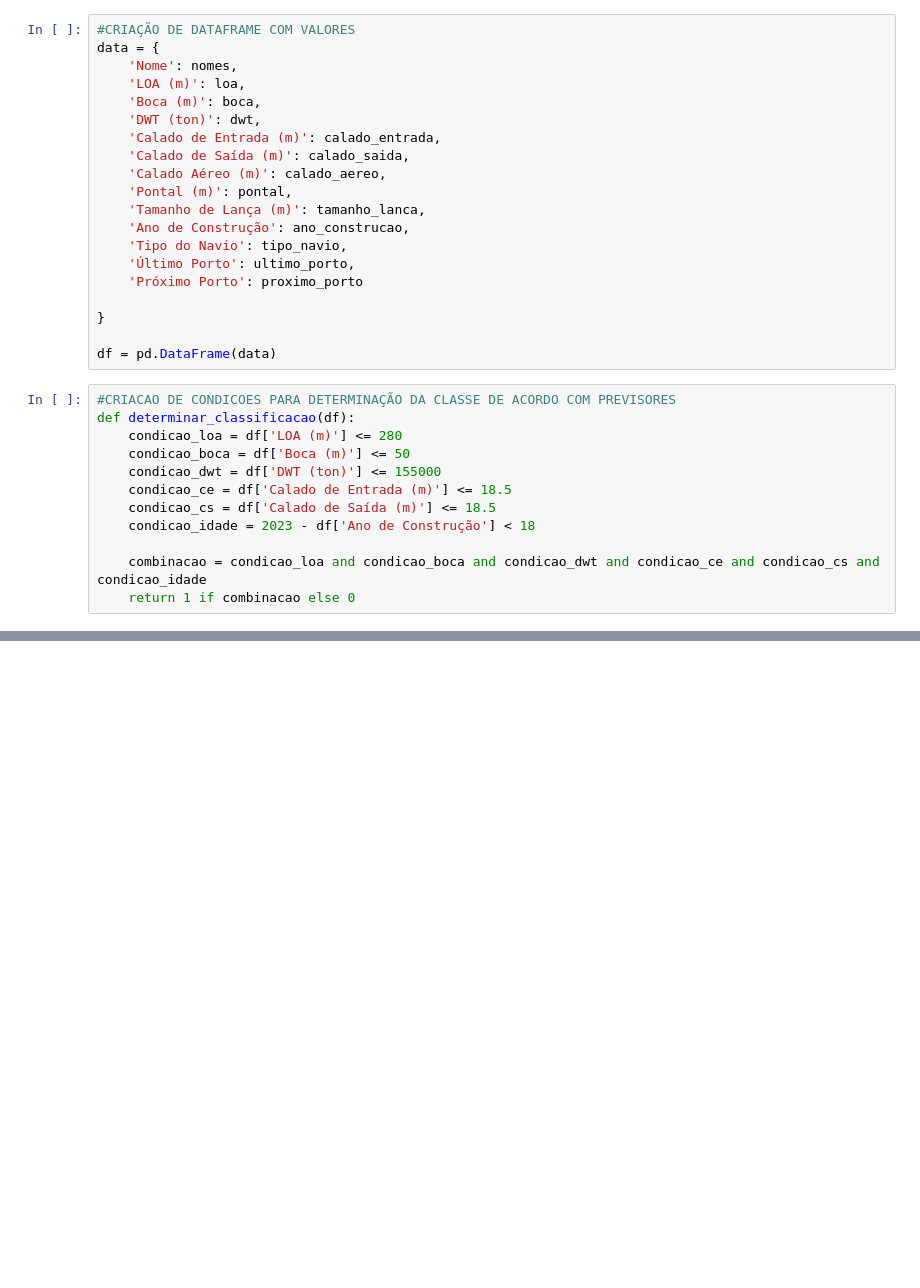
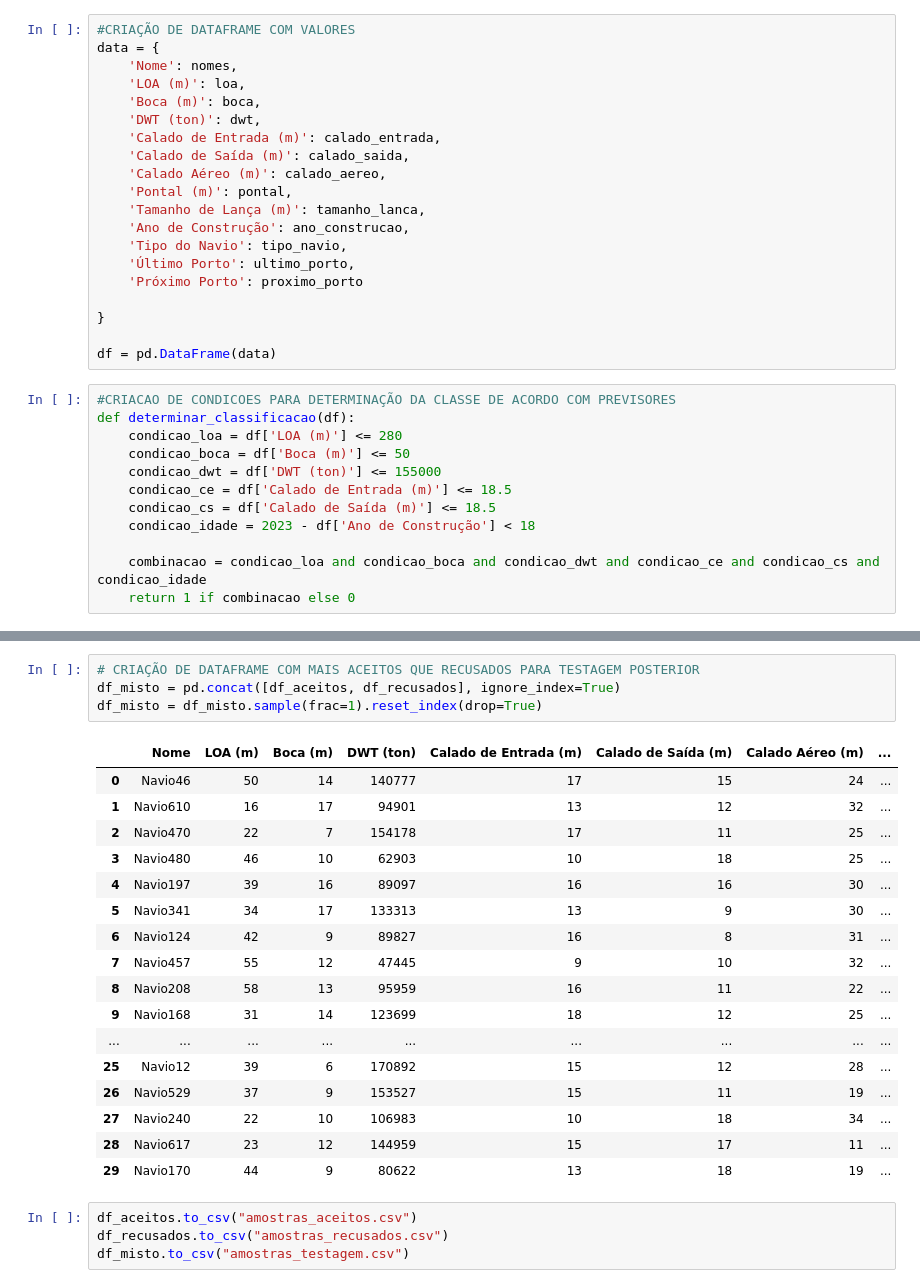
Before and after one commit to gabrielgvss/Projeto-Aceite-de-Navios, a Jupyter notebook: dados_simulacao/script_geracao_dados.ipynb, the cells around one changed output, grey strips where cells are left out. Drawn from its saved outputs; the diff is of its cells as text; blank space fills up the shorter version.

```diff
--- a/dados_simulacao/script_geracao_dados.ipynb
+++ b/dados_simulacao/script_geracao_dados.ipynb
@@ -124,0 +133,26 @@ df = df.to_csv('dados_simulacao2.csv', index=False)
+# %%
+# CRIAÇÃO DE DATAFRAME COM MAIS ACEITOS QUE RECUSADOS PARA TESTAGEM POSTERIOR
+df_misto = pd.concat([df_aceitos, df_recusados], ignore_index=True)
+df_misto = df_misto.sample(frac=1).reset_index(drop=True)
+# %% [output]
+|  | Nome | LOA (m) | Boca (m) | DWT (ton) | Calado de Entrada (m) | Calado de Saída (m) | Calado Aéreo (m) | ... |
+| 0 | Navio46 | 50 | 14 | 140777 | 17 | 15 | 24 | ... |
+| 1 | Navio610 | 16 | 17 | 94901 | 13 | 12 | 32 | ... |
+| 2 | Navio470 | 22 | 7 | 154178 | 17 | 11 | 25 | ... |
+| 3 | Navio480 | 46 | 10 | 62903 | 10 | 18 | 25 | ... |
+| 4 | Navio197 | 39 | 16 | 89097 | 16 | 16 | 30 | ... |
+| 5 | Navio341 | 34 | 17 | 133313 | 13 | 9 | 30 | ... |
+| 6 | Navio124 | 42 | 9 | 89827 | 16 | 8 | 31 | ... |
+| 7 | Navio457 | 55 | 12 | 47445 | 9 | 10 | 32 | ... |
+| 8 | Navio208 | 58 | 13 | 95959 | 16 | 11 | 22 | ... |
+| 9 | Navio168 | 31 | 14 | 123699 | 18 | 12 | 25 | ... |
+| ... | ... | ... | ... | ... | ... | ... | ... | ... |
+| 25 | Navio12 | 39 | 6 | 170892 | 15 | 12 | 28 | ... |
+| 26 | Navio529 | 37 | 9 | 153527 | 15 | 11 | 19 | ... |
+| 27 | Navio240 | 22 | 10 | 106983 | 10 | 18 | 34 | ... |
+| 28 | Navio617 | 23 | 12 | 144959 | 15 | 17 | 11 | ... |
+| 29 | Navio170 | 44 | 9 | 80622 | 13 | 18 | 19 | ... |
+# %%
+df_aceitos.to_csv("amostras_aceitos.csv")
+df_recusados.to_csv("amostras_recusados.csv")
+df_misto.to_csv("amostras_testagem.csv")
```
Also changed, not shown: parts of 4 cells of this notebook, 10 other files.
